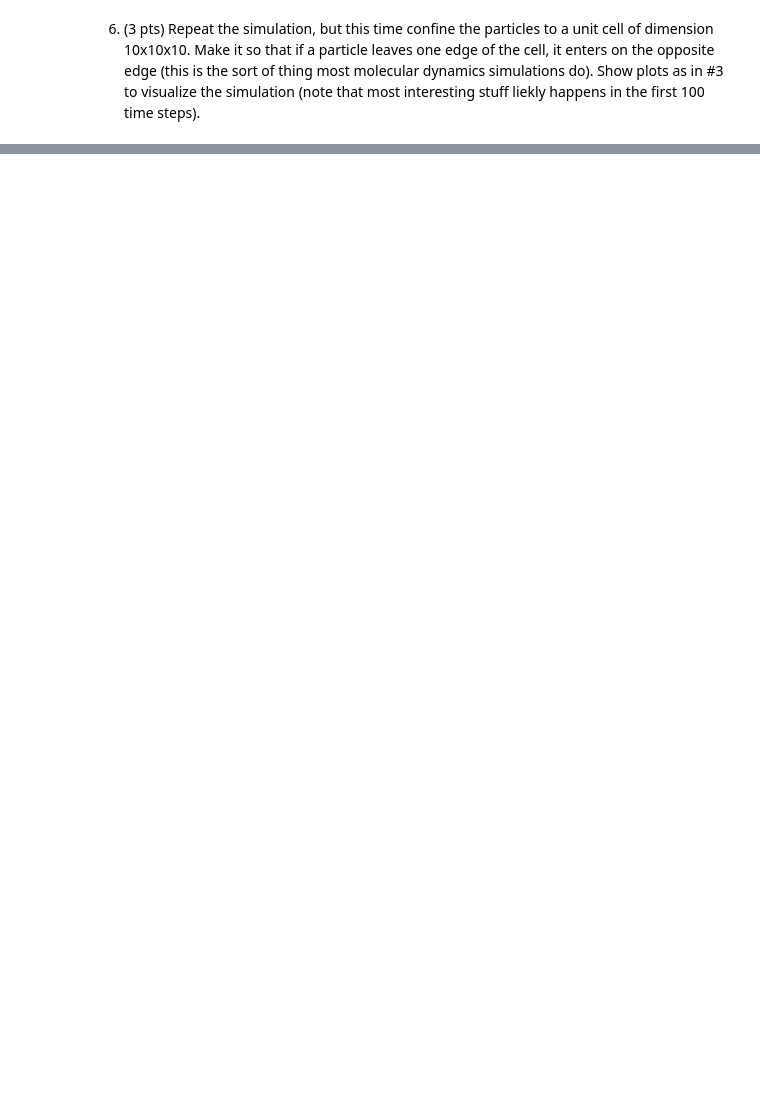
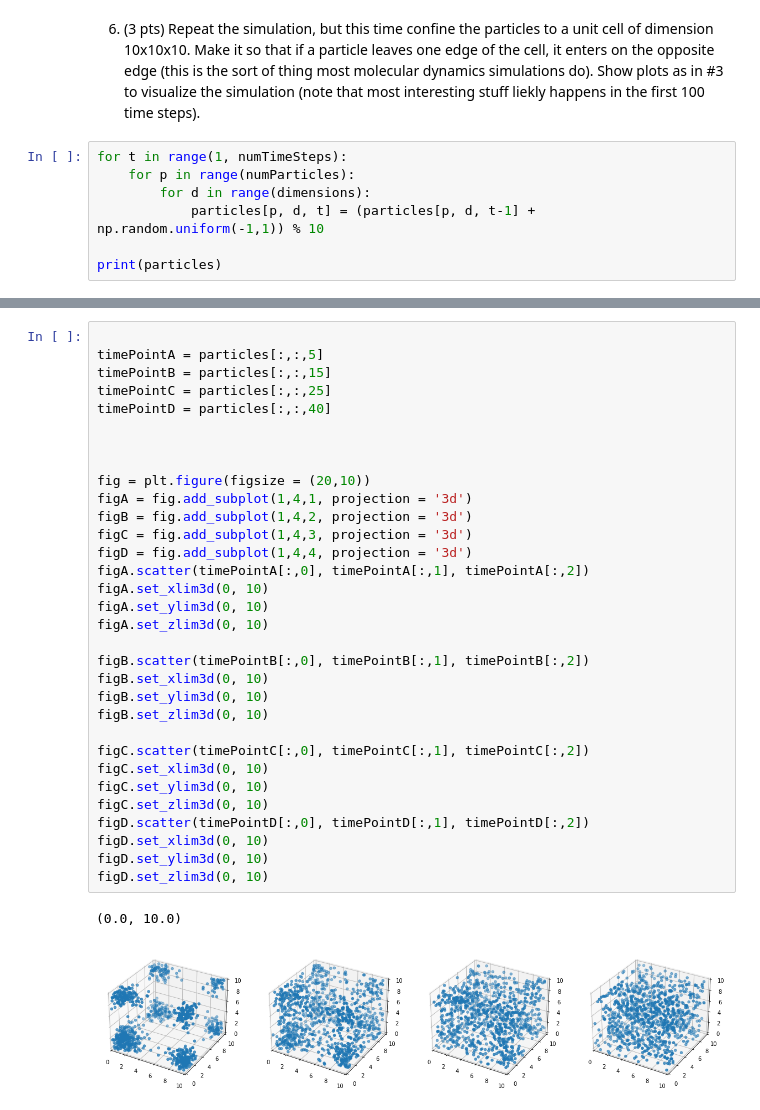
Before and after one commit to satvikmoj/NEU-365P-385L-Spring-2021, a Jupyter notebook: homework/homework-random_walks.ipynb, the cells around one changed output, grey strips where cells are left out. Cells and saved outputs as stored; diff of their text form; blank space fills up the shorter version.

```diff
--- a/homework/homework-random_walks.ipynb
+++ b/homework/homework-random_walks.ipynb
@@ -21,2 +118,9 @@ particles[]
 # %% [markdown]
 6. (3 pts) Repeat the simulation, but this time confine the particles to a unit cell of dimension 10x10x10. Make it so that if a particle leaves one edge of the cell, it enters on the opposite edge (this is the sort of thing most molecular dynamics simulations do). Show plots as in #3 to visualize the simulation (note that most interesting stuff liekly happens in the first 100 time steps).
+# %%
+for t in range(1, numTimeSteps):
+    for p in range(numParticles):
+        for d in range(dimensions):
+            particles[p, d, t] = (particles[p, d, t-1] + np.random.uniform(-1,1)) % 10
+
+print(particles)
@@ -22,0 +145,35 @@ particles[]
+# %%
+
+timePointA = particles[:,:,5]
+timePointB = particles[:,:,15]
+timePointC = particles[:,:,25]
+timePointD = particles[:,:,40]
+
+
+
+fig = plt.figure(figsize = (20,10))
+figA = fig.add_subplot(1,4,1, projection = '3d')
+figB = fig.add_subplot(1,4,2, projection = '3d')
+figC = fig.add_subplot(1,4,3, projection = '3d')
+figD = fig.add_subplot(1,4,4, projection = '3d')
+figA.scatter(timePointA[:,0], timePointA[:,1], timePointA[:,2])
+figA.set_xlim3d(0, 10)
+figA.set_ylim3d(0, 10)
+figA.set_zlim3d(0, 10)
+
+figB.scatter(timePointB[:,0], timePointB[:,1], timePointB[:,2])
+figB.set_xlim3d(0, 10)
+figB.set_ylim3d(0, 10)
+figB.set_zlim3d(0, 10)
+
+figC.scatter(timePointC[:,0], timePointC[:,1], timePointC[:,2])
+figC.set_xlim3d(0, 10)
+figC.set_ylim3d(0, 10)
+figC.set_zlim3d(0, 10)
+figD.scatter(timePointD[:,0], timePointD[:,1], timePointD[:,2])
+figD.set_xlim3d(0, 10)
+figD.set_ylim3d(0, 10)
+figD.set_zlim3d(0, 10)
+# %% [output]
+(0.0, 10.0)
+[figure, added]
```
Also changed, not shown: parts of 8 cells of this notebook.
